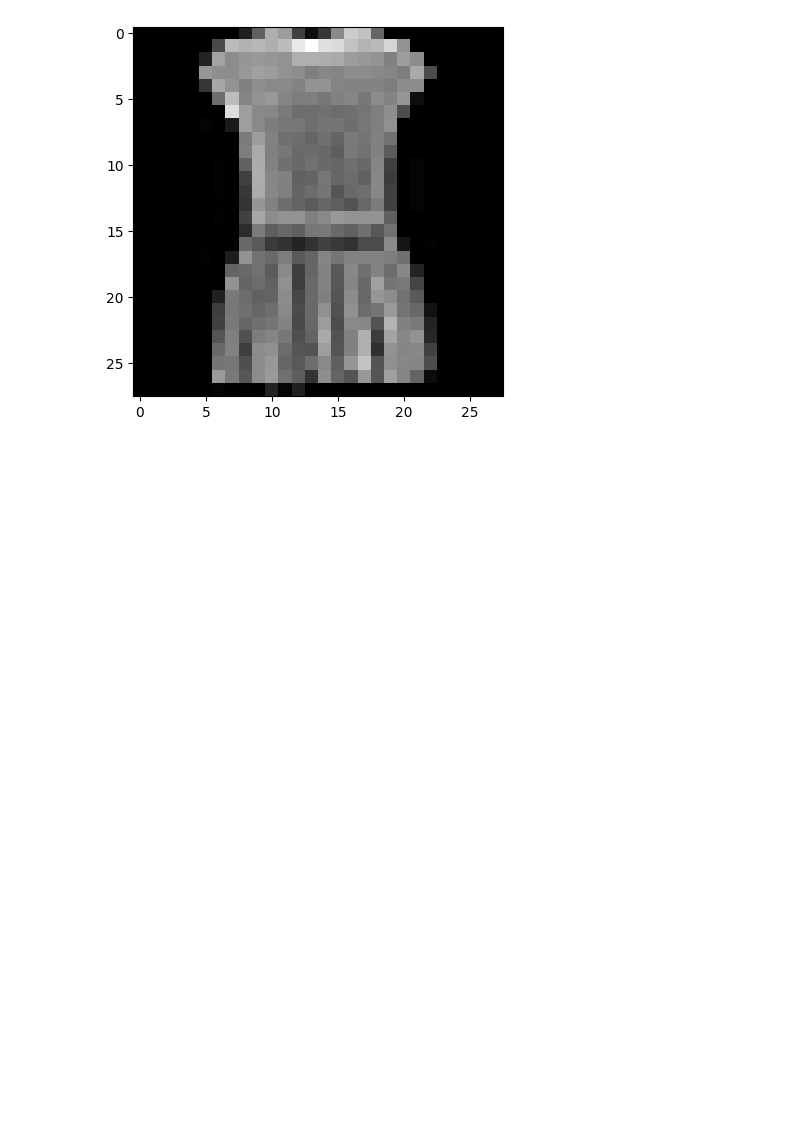
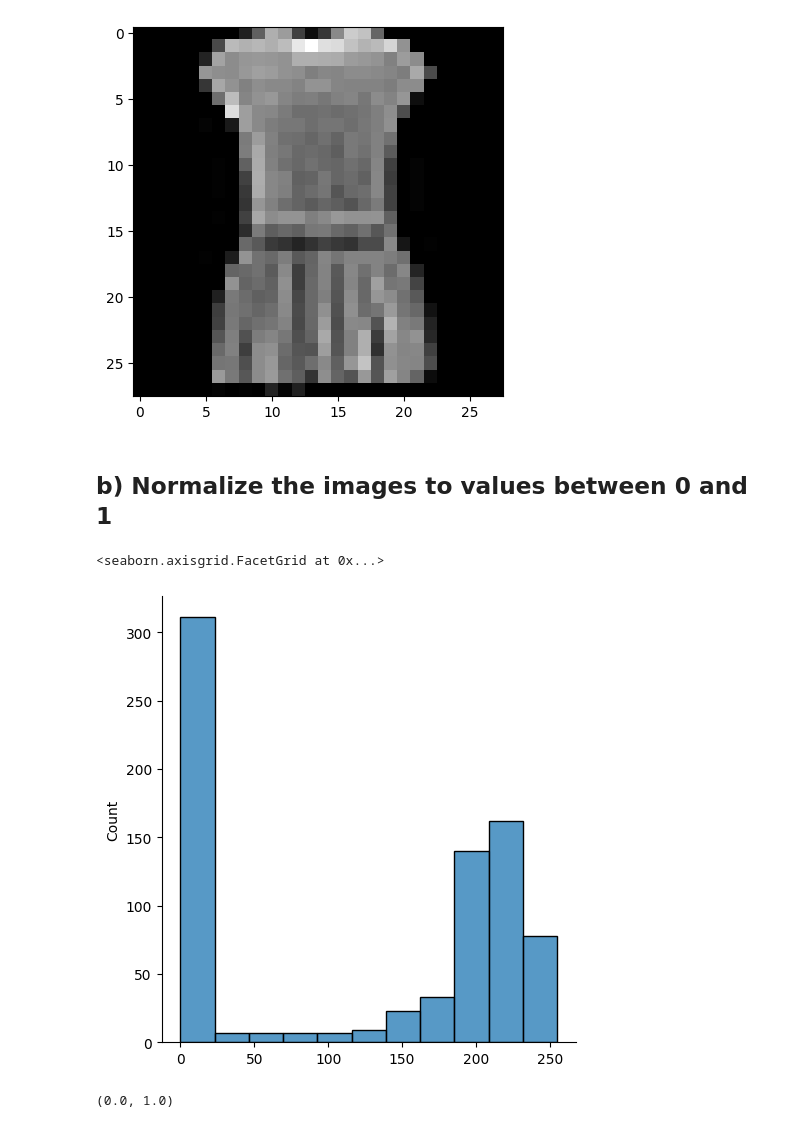
Before and after one commit to Zandri2k/Python-AI-Sandra-OPA23, a Jupyter notebook: exercises/5_MLP.ipynb, the cells around one changed output. Drawn from its saved outputs; the diff is of its cells as text; code cells hidden in the pictures; blank space fills up the shorter version.

Commit message:
Ex_5_MLP_Normalization_b_c)

```diff
--- a/exercises/5_MLP.ipynb
+++ b/exercises/5_MLP.ipynb
@@ -39,3 +40,18 @@ for x in range(4):
 [figure]
 [figure]
 [figure]
+# %% [markdown]
+##  b) Normalize the images to values between 0 and 1
+# %%
+# Hist graph before normalization
+sns.displot(data=x_train[5000].reshape(-1), kind="hist")
+# %% [output]
+<seaborn.axisgrid.FacetGrid at 0x...>
+[figure, added]
+# %%
+x_train = x_train.astype("float32")/255
+x_test = x_test.astype("float32")/255
+
+x_train.min(), x_train.max()
+# %% [output]
+(0.0, 1.0)
```
Also changed, not shown: parts of 3 cells of this notebook.
